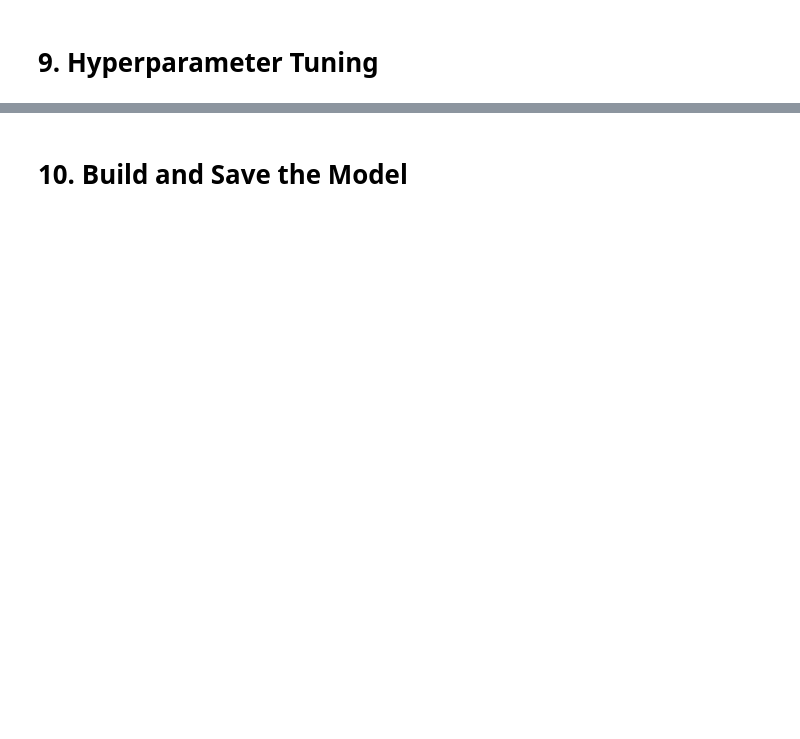
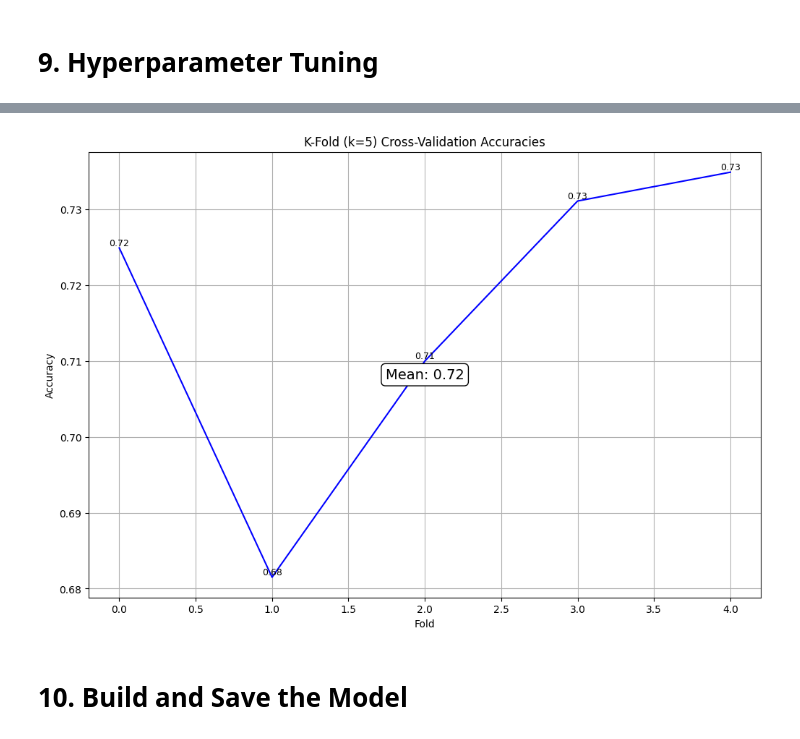
Before and after one commit to mmaimer33/CS4243-MP, a Jupyter notebook: combined.ipynb, the cells around one changed output, grey strips where cells are left out. Drawn from its saved outputs; the diff is of its cells as text; code cells hidden in the pictures; blank space fills up the shorter version.

```diff
--- a/combined.ipynb
+++ b/combined.ipynb
@@ -576,4 +580,6 @@ grid_result = grid.fit(X_train, y_train)
 
 # Print the best hyperparameters
 print(f"Best Hyperparameters: {grid_result.best_params_}")
+optimal_learning_rate = grid_result.best_params_["model__learning_rate"]
+optimal_dropout_rate = grid_result.best_params_["model__dropout_rate"]
 # %% [output]
@@ -586,7 +592,9 @@ for train_idx, val_idx in kf.split(X_train):
     X_train_fold, X_val_fold = X_train[train_idx], X_train[val_idx]
     y_train_fold, y_val_fold = y_train[train_idx], y_train[val_idx]
 
-    model = build_model(learning_rate=0.001, dropout_rate=0.2)
+    model = build_model(
+        learning_rate=optimal_learning_rate, dropout_rate=optimal_dropout_rate
+    )
 
     model.fit(
         X_train_fold,
@@ -622,2 +630,39 @@ Mean Accuracy: 0.6981344819068909
+# %%
+# Plot K-Fold Cross-Validation Accuracies
+plt.figure(figsize=(12, 8))
+plt.plot(range(len(kf_accuracy)), kf_accuracy, color=(0, 0, 1))
+plt.annotate(
+    f"Mean: {np.mean(kf_accuracy):.2f}",
+    xy=(0.5, 0.5),
+    xycoords="axes fraction",
+    ha="center",
+    va="center",
+    fontsize=14,
+    bbox=dict(boxstyle="round", fc="w", ec="k"),
+)
+for a in range(len(kf_accuracy)):
+    plt.text(
+        a,
+        kf_accuracy[a],
+        f"{kf_accuracy[a]:.2f}",
+        ha="center",
+        va="bottom",
+        fontsize=9,
+        color="black",
+    )
+
+# Configure plot
+plt.title(
+    f"K-Fold (k=5) Cross-Validation Accuracies"
+)
+plt.xlabel("Fold")
+plt.ylabel("Accuracy")
+# plt.xticks([])  # Remove x-axis ticks to focus on color distribution
+plt.grid()
+
+# Show the plot
+plt.show()
+# %% [output]
+[figure, added]
 # %% [markdown]
 # 10. Build and Save the Model
```
Also changed, not shown: parts of 13 cells of this notebook, 3 other files.
